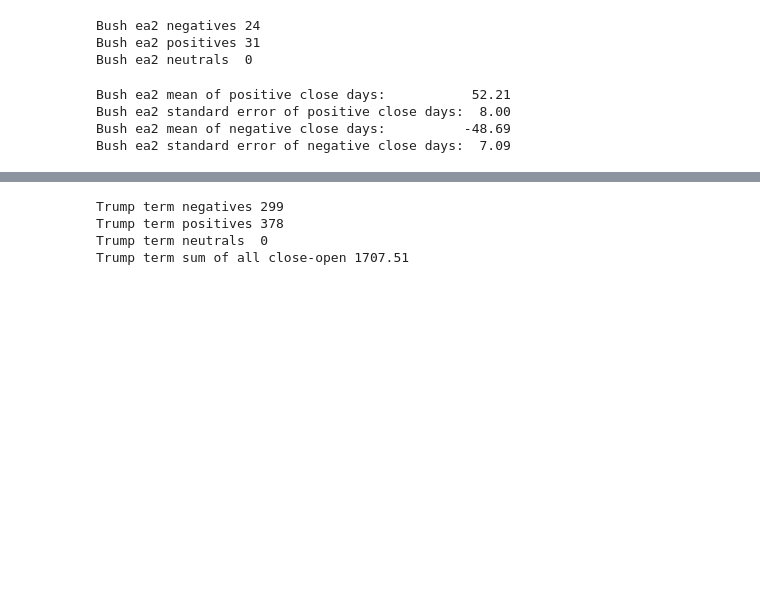
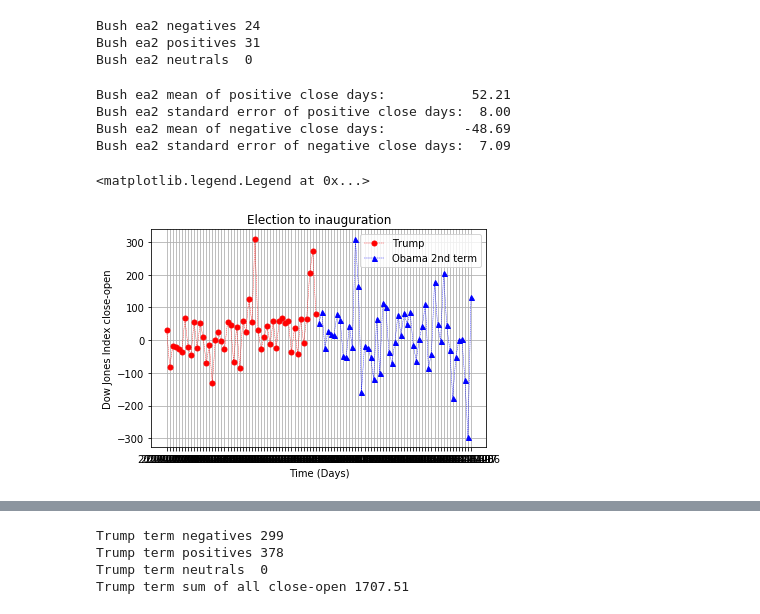
Before and after one commit to 123bmoney0/Project-1---Brute-Force, a Jupyter notebook: Project 1 Brute Force continuing code.ipynb, the cells around one changed output, grey strips where cells are left out. Cells and saved outputs as stored; diff of their text form; code cells hidden in the pictures; blank space fills up the shorter version.

```diff
--- a/Project 1 Brute Force continuing code.ipynb
+++ b/Project 1 Brute Force continuing code.ipynb
@@ -379,32 +380,35 @@ Bush ea2 standard error of negative close days:  7.09
 # %%
 # Generate the Plot (Accounting for percentages)
 # set limit of x (all drug data ends at 45 days)
 #x_lower = survival_rates_percent['Timepoint'[0]]
 #x_upper = survival_rates_percent['Timepoint'[-1]]
 #plt.xticks(x_lower, x_upper, 10)
 
 # plot several lines on the same axis, indicated here and on each line as ax=ax
 ax = plt.gca()
 
 # Plot 4 drugs plus placebo for survival rates (percentage) over days (Timepoint)
-plt.plot(trump_ea_date_index["close-open"], "red", linestyle="dashed", marker = 'o', markersize=5, linewidth=0.40)
-plt.plot(obama_ea2_date_index["close-open"], "blue", linestyle="dashed", marker='^', markersize=5, linewidth=0.40)
+plt.plot(trump_ea_df["close-open"], "red", linestyle="dashed", marker = 'o', markersize=5, linewidth=0.40)
+plt.plot(obama_ea2_df["close-open"], "blue", linestyle="dashed", marker='^', markersize=5, linewidth=0.40)
 #plt.plot("green", linestyle="dashed", marker='s', markersize=5, linewidth=0.40)
 #plt.plot("brown", linestyle="dashed", marker='x', markersize=5, linewidth=0.40)
 #plt.plot("black", linestyle="dashed", marker='d', markersize=5, linewidth=0.40)
 
 # Create a title, x label, and y label for our chart
 plt.title("Election to inauguration")
 plt.xlabel("Time (Days)")
 plt.ylabel("Dow Jones Index close-open")
 
 # Set a grid on the plot
 ax.xaxis.grid()
 ax.yaxis.grid()
 
 # Add the legend
 plt.legend(['Trump', 'Obama 2nd term'], loc='best')
 # Show the Figure
+# %% [output]
+<matplotlib.legend.Legend at 0x...>
+[figure, added]
 # %%
 # Next find the data for inauguration-day-to-inauguration-day (President's actual term)
 # In Trump's case, inauguration day to latest data collection date (9/27/2019)
```
Also changed, not shown: parts of 5 cells of this notebook.
